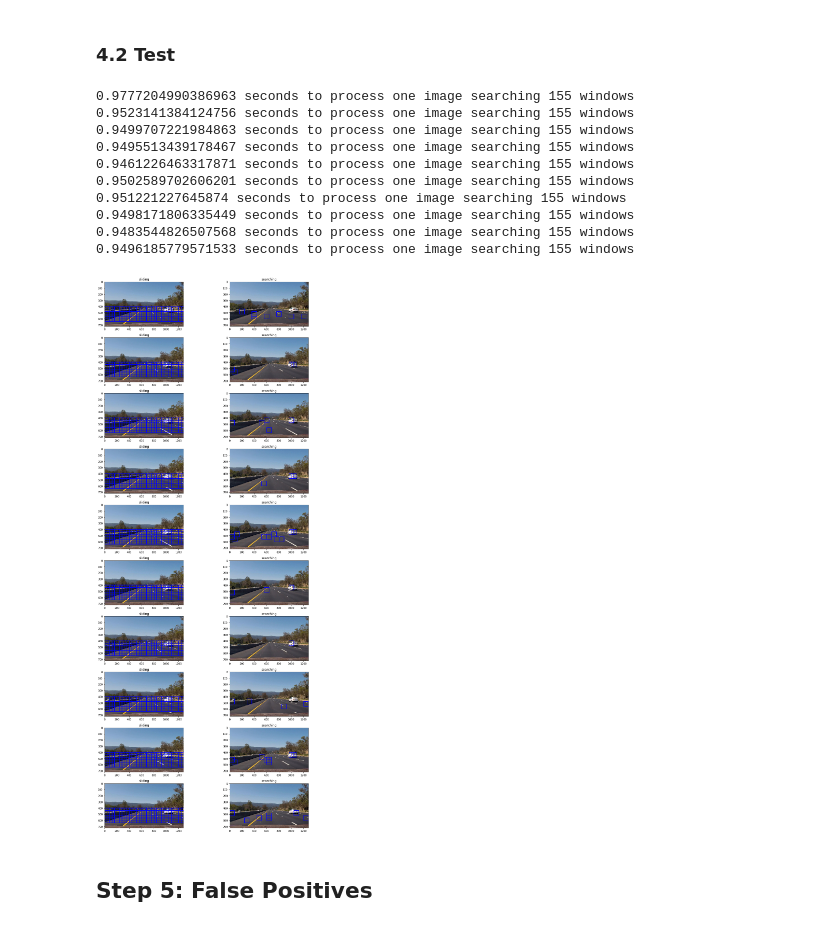
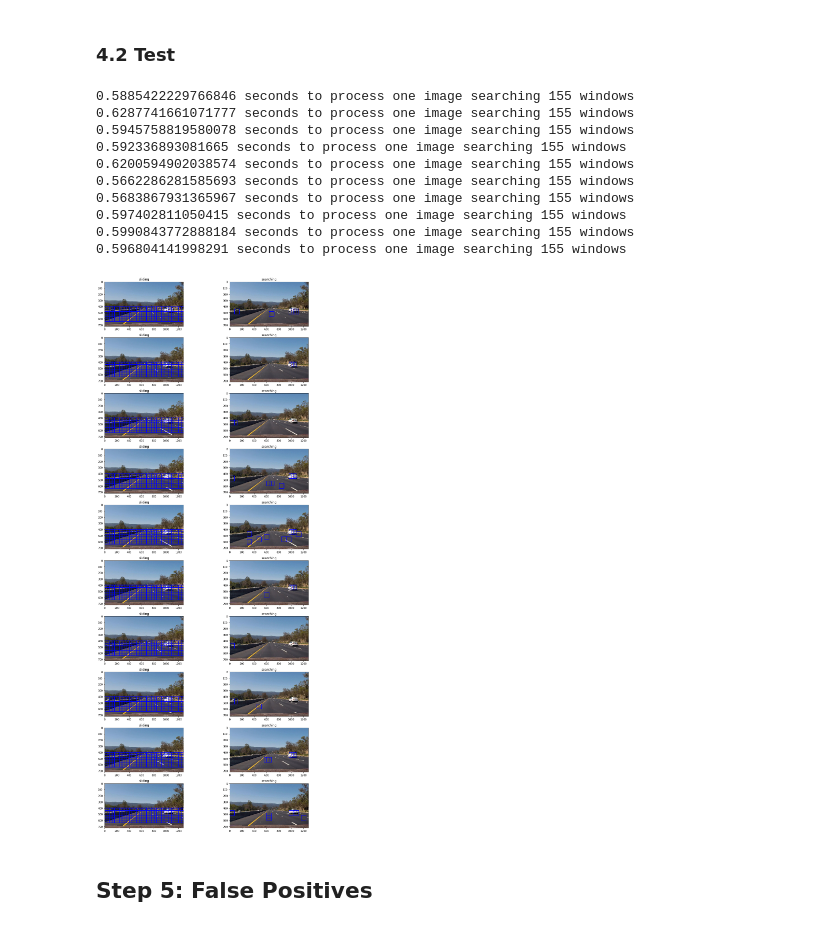
Before and after one commit to lelordoftech/CarND-Vehicle-Detection, a Jupyter notebook: Vehicle-Detection.ipynb, the cells around one changed output. Cells and saved outputs as stored; diff of their text form; code cells hidden in the pictures.

```diff
--- a/Vehicle-Detection.ipynb
+++ b/Vehicle-Detection.ipynb
@@ -80,7 +80,7 @@ def bin_spatial(img, size=(32, 32)):
 
 # Define a function to compute color histogram features
 # NEED TO CHANGE bins_range if reading .png files with mpimg!
-def color_hist(img, nbins=32, bins_range=(0, 256)):
+def color_hist(img, nbins=32): #bins_range=(0, 256)):
     # Compute the histogram of the color channels separately
     channel1_hist = np.histogram(img[:,:,0], bins=nbins)
     channel2_hist = np.histogram(img[:,:,1], bins=nbins)
@@ -592,58 +623,61 @@ test_image_path = 'test_images/serial_test/'
 test_images = glob.glob(test_image_path+'*.jpg')
 images = []
 titles = []
-y_start_stop = [400, 656]
+y_start = 400
+y_stop = 656
 overlap = 0.5
 spatial_feat = True
 hist_feat = True
 hog_feat = True
 
 for img_src in test_images:
     t1 = time.time()
     img = mpimg.imread(img_src)
     copy_img = np.copy(img)
     # Scaled image
     # Training: mpimg.imread png (0-1)
     #           cv2.imread() (0-255)
     # Using:    mpimg.imread jpg (0-255)
     img = img.astype(np.float32)/255
 
-    windows = slide_window(img, x_start_stop=[None, None], y_start_stop=y_start_stop,
+    windows = slide_window(img, x_start_stop=[None, None], y_start_stop=[y_start, y_stop],
                     xy_window=(80, 80), xy_overlap=(overlap, overlap))
 
-    hot_windows = ori_search_windows(img, windows, svc, X_scaler, color_space=color_space,
-                        spatial_size=spatial_size, hist_bins=hist_bins,
-                        orient=orient, pix_per_cell=pix_per_cell,
-                        cell_per_block=cell_per_block,
-                        hog_channel=hog_channel, spatial_feat=spatial_feat,
-                        hist_feat=hist_feat, hog_feat=hog_feat)
+    hot_windows = search_windows(img, windows, svc, X_scaler,
+                                x_start_stop=[None, None], y_start_stop=[y_start, y_stop],
+                                color_space=color_space,
+                                spatial_size=spatial_size, hist_bins=hist_bins,
+                                orient=orient, pix_per_cell=pix_per_cell,
+                                cell_per_block=cell_per_block,
+                                hog_channel=hog_channel, spatial_feat=spatial_feat,
+                                hist_feat=hist_feat, hog_feat=hog_feat)
 
     sliding_img = draw_boxes(copy_img, windows, color=(0, 0, 255), thick=6)
     window_img = draw_boxes(copy_img, hot_windows, color=(0, 0, 255), thick=6)
     images.append(sliding_img)
     images.append(window_img)
     titles.append('sliding')
     titles.append('searching')
     print(time.time()-t1, 'seconds to process one image searching', len(windows), 'windows')
 
 cv2.imwrite('output_images/sliding_windows.png', cv2.cvtColor(images[0], cv2.COLOR_RGB2BGR))
 fig = plt.figure(figsize=(15,30))#, dpi=300)
 visualize(fig, 10, 2, images, titles)
 fig.tight_layout()
 # Save to local disk
 plt.savefig('output_images/sliding_window.png')
 # %% [output]
-0.9777204990386963 seconds to process one image searching 155 windows
-0.9523141384124756 seconds to process one image searching 155 windows
-0.9499707221984863 seconds to process one image searching 155 windows
-0.9495513439178467 seconds to process one image searching 155 windows
-0.9461226463317871 seconds to process one image searching 155 windows
-0.9502589702606201 seconds to process one image searching 155 windows
-0.951221227645874 seconds to process one image searching 155 windows
-0.9498171806335449 seconds to process one image searching 155 windows
-0.9483544826507568 seconds to process one image searching 155 windows
-0.9496185779571533 seconds to process one image searching 155 windows
+0.5885422229766846 seconds to process one image searching 155 windows
+0.6287741661071777 seconds to process one image searching 155 windows
+0.5945758819580078 seconds to process one image searching 155 windows
+0.592336893081665 seconds to process one image searching 155 windows
+0.6200594902038574 seconds to process one image searching 155 windows
+0.5662286281585693 seconds to process one image searching 155 windows
+0.5683867931365967 seconds to process one image searching 155 windows
+0.597402811050415 seconds to process one image searching 155 windows
+0.5990843772888184 seconds to process one image searching 155 windows
+0.596804141998291 seconds to process one image searching 155 windows
-[figure, old version]
+[figure, new version]
 # %% [markdown]
 ## Step 5: False Positives
 # %% [markdown]
```
Also changed, not shown: parts of 14 cells of this notebook, 10 other files.
